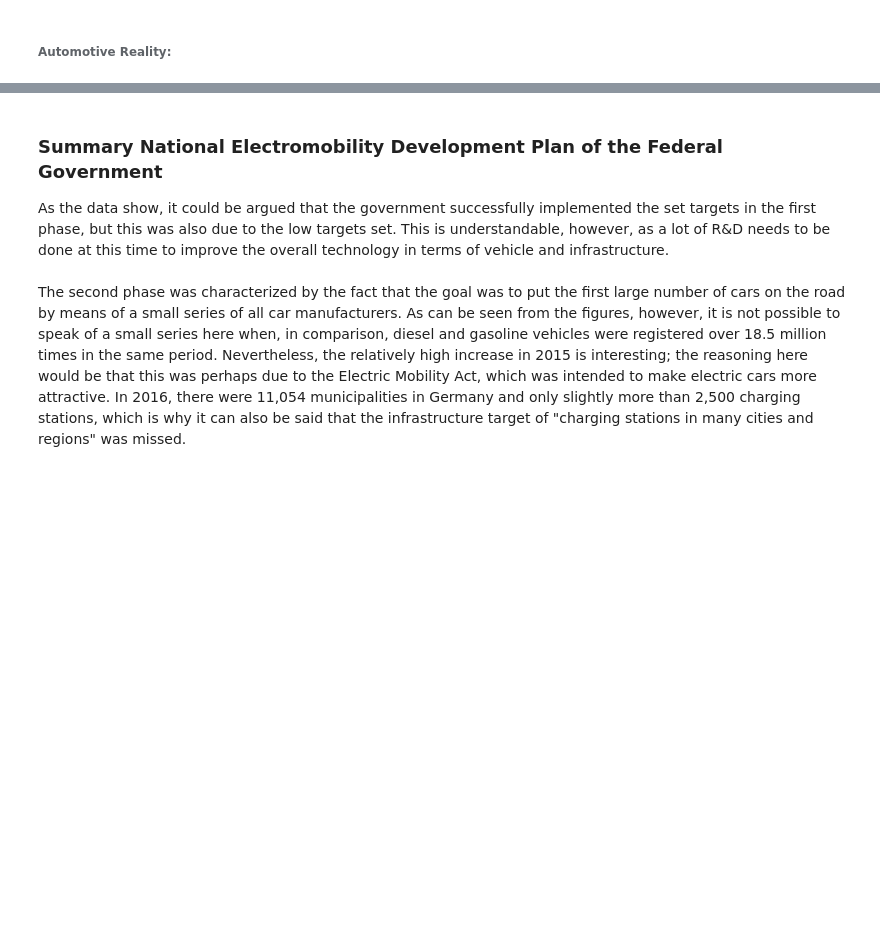
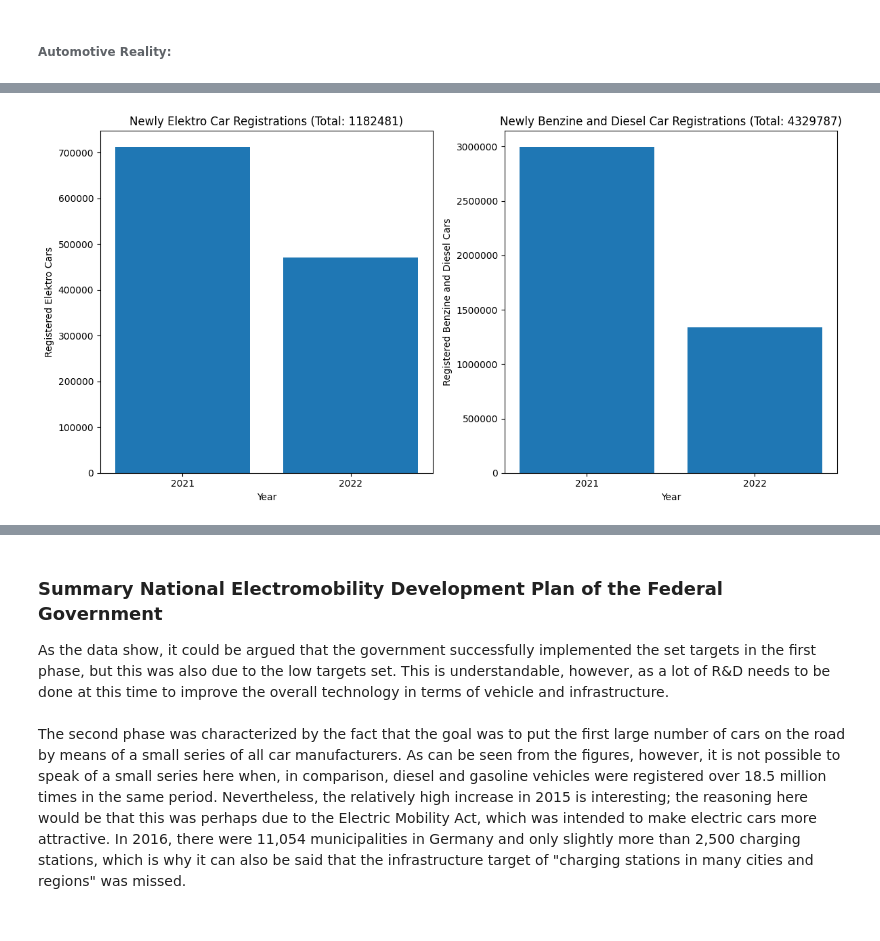
Before and after one commit to Lavicola/2023-amse-lavicola, a Jupyter notebook: project/report.ipynb, the cells around one changed output, grey strips where cells are left out. Drawn from its saved outputs; the diff is of its cells as text; code cells hidden in the pictures; blank space fills up the shorter version.

```diff
--- a/project/report.ipynb
+++ b/project/report.ipynb
@@ -156,0 +162,4 @@ plot_cars([2017,2018,2019,2020])
+# %%
+plot_cars([2021,2022])
+# %% [output]
+[figure, added]
```
Also changed, not shown: parts of 19 cells of this notebook, 1 other file.
